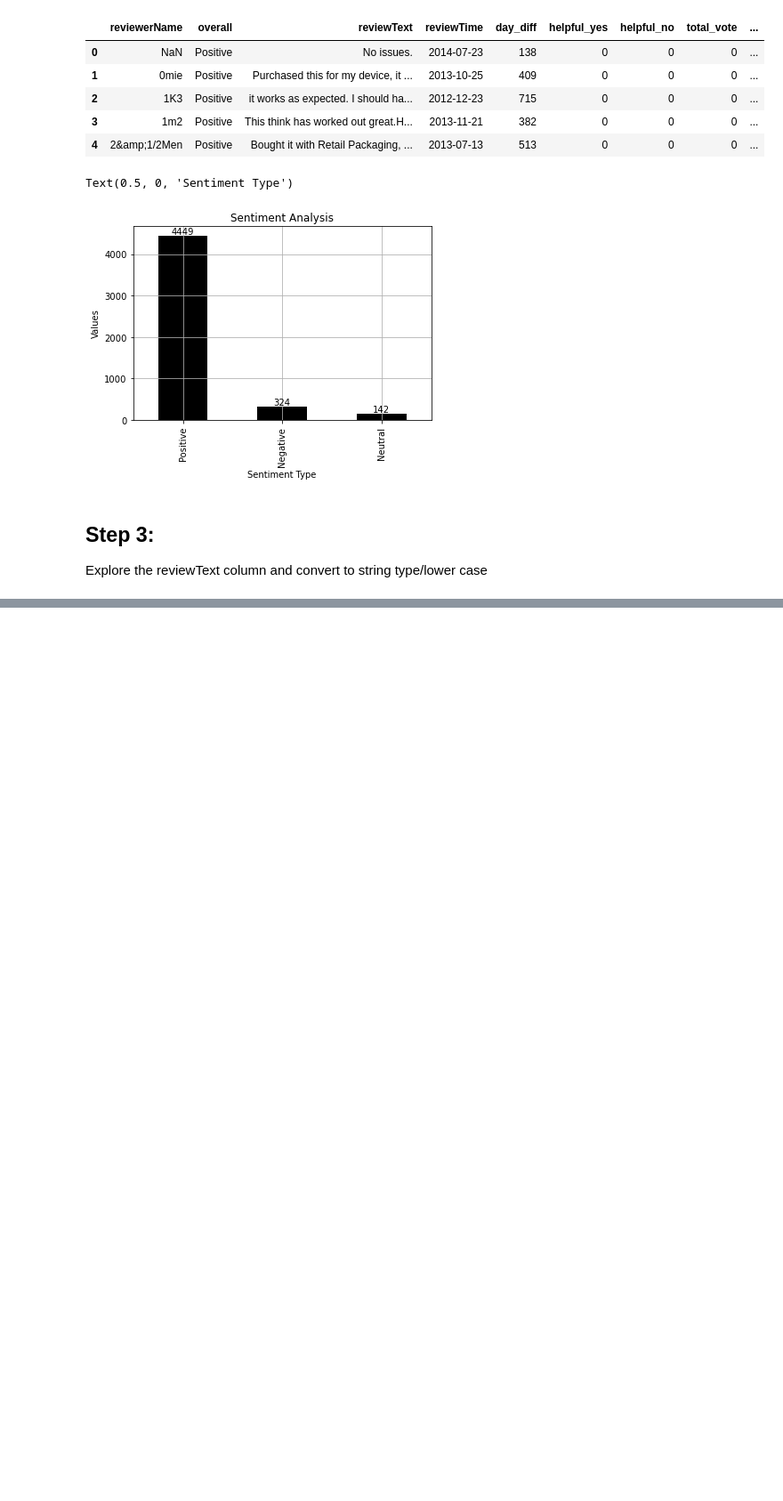
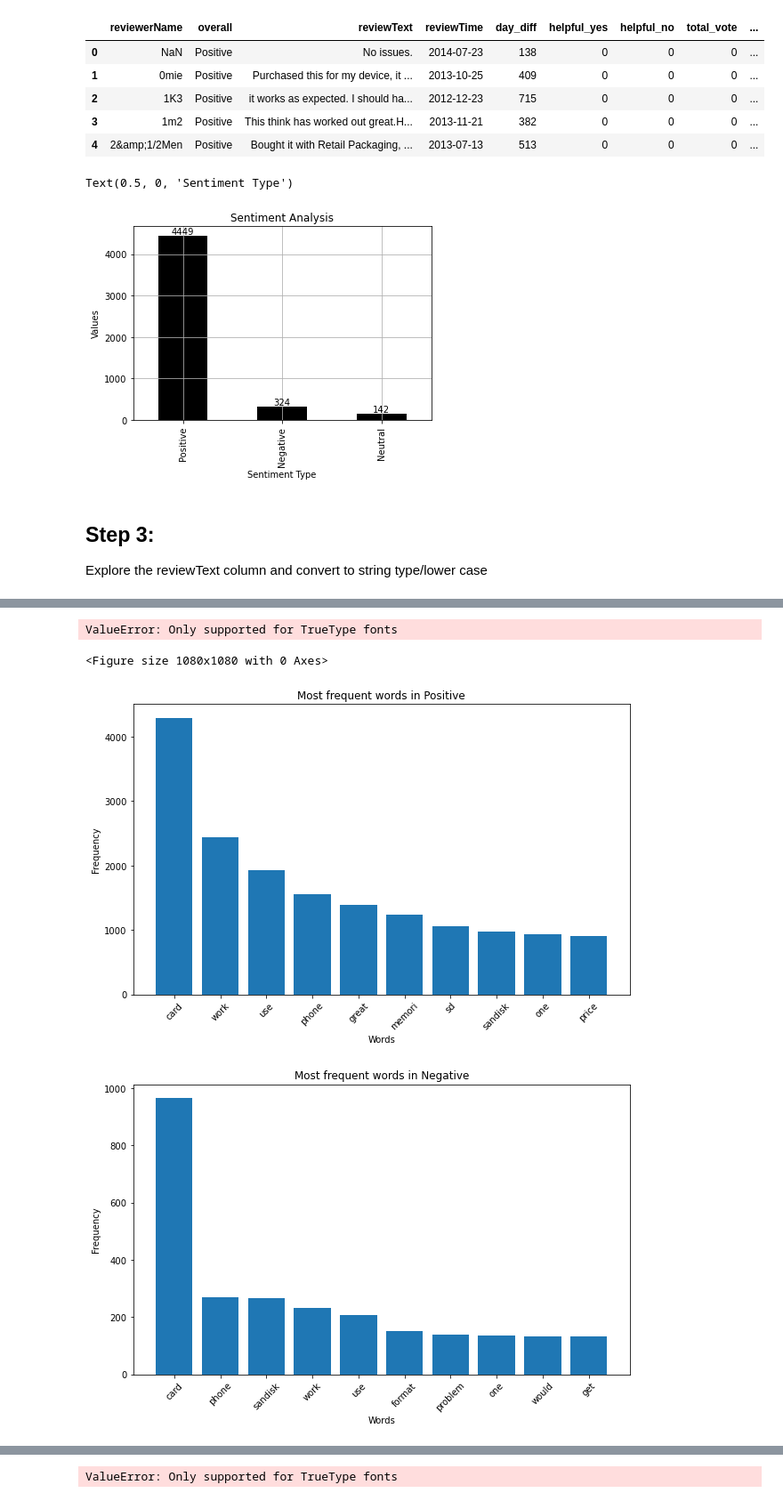
Before and after one commit to AutomationKay/Data-Science-, a Jupyter notebook: Amazon Review Sentiment Analysis/notebooks/Reviews.ipynb, the cells around one changed output, grey strips where cells are left out. Shown at 89% size. Drawn from its saved outputs; the diff is of its cells as text; code cells hidden in the pictures; blank space fills up the shorter version.

```diff
--- a/Amazon Review Sentiment Analysis/notebooks/Reviews.ipynb
+++ b/Amazon Review Sentiment Analysis/notebooks/Reviews.ipynb
@@ -160,0 +216,50 @@ reviews["reviewText"] = reviews['reviewText'].apply(text_processing)
+# %%
+font_path = "C:/Windows/Fonts/arial.ttf"
+
+#Defining a function to count and visualize the number
+def frequent_words(comments):
+    text = ' '.join([word for word in comments['reviewText']])
+    plt.figure(figsize = (15,15), facecolor='None')
+    wordcloud = WordCloud(max_words=500, width=1600, height=800).generate(text)
+    plt.imshow(wordcloud,interpolation='bilinear')
+    plt.axis('off')
+    plt.title(f'Most frequent words in {comments}', fontsize=19)
+    plt.show()
+# %%
+#Creating variables to isolate the positive, neutral and negative comments
+positive_comments = reviews[reviews['overall'] == 'Positive']
+neutral_comments = reviews[reviews['overall'] == 'Neutral']
+negative_comments = reviews[reviews['overall'] == 'Negative']
+# %%
+frequent_words(positive_comments)
+# %% [output]
+ValueError: Only supported for TrueType fonts
+<Figure size 1080x1080 with 0 Axes>
+# %%
+# Import the necessary libraries
+from collections import Counter
+
+# Define a function to count and visualize the most frequent words
+def frequent_words(comments, category):
+    text = ' '.join([word for word in comments['reviewText']])
+    word_tokens = text.split()
+    word_counter = Counter(word_tokens)
+    most_common = word_counter.most_common(10)  # Get the top 10 most frequent words
+
+    # Create a bar chart
+    plt.figure(figsize=(10, 6))
+    words, counts = zip(*most_common)
+    plt.bar(words, counts)
+    plt.title(f'Most frequent words in {category}')
+    plt.xlabel('Words')
+    plt.ylabel('Frequency')
+    plt.xticks(rotation=45)
+    plt.show()
+
+# Call the function for each category
+frequent_words(positive_comments, 'Positive')
+frequent_words(negative_comments, 'Negative')
+frequent_words(neutral_comments, 'Neutral')
+# %% [output]
+[figure, added]
+[figure, added]
@@ -160,0 +267,21 @@ reviews["reviewText"] = reviews['reviewText'].apply(text_processing)
+# %%
+from wordcloud import WordCloud
+
+
+font_path = "C:/Windows/Fonts/Arial.ttf"
+def frequent_words(comments, category):
+    text = ' '.join([word for word in comments['reviewText']])
+    wordcloud = WordCloud(width=800, height=400, background_color='white', font_path=font_path).generate(text)
+
+    plt.figure(figsize=(10, 6))
+    plt.imshow(wordcloud, interpolation='bilinear')
+    plt.title(f'Most frequent words in {category}')
+    plt.axis('off')
+    plt.show()
+
+# Call the function for each category
+frequent_words(positive_comments, 'Positive')
+frequent_words(negative_comments, 'Negative')
+frequent_words(neutral_comments, 'Neutral')
+# %% [output]
+ValueError: Only supported for TrueType fonts
```
Also changed, not shown: parts of 11 cells of this notebook, 6 other files.
